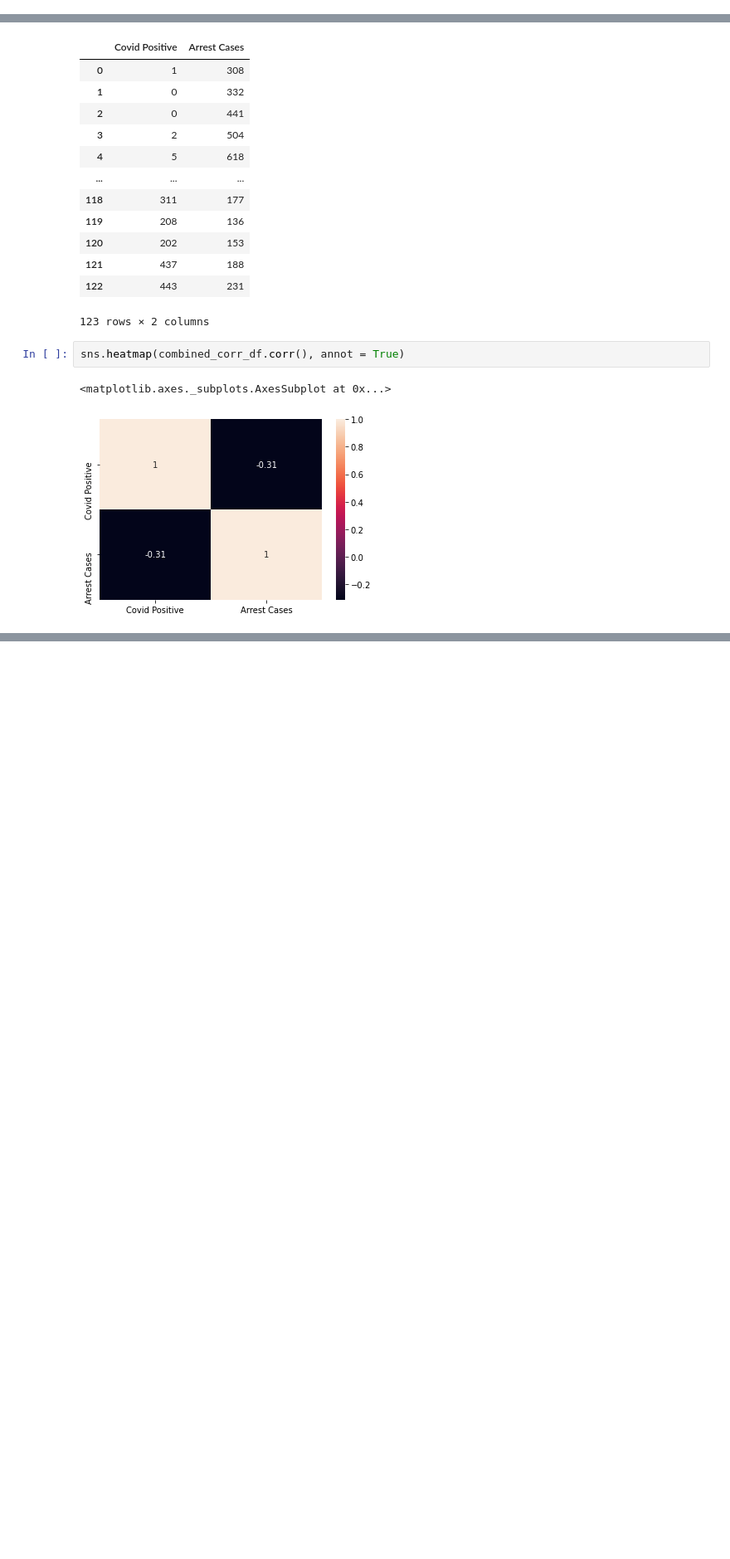
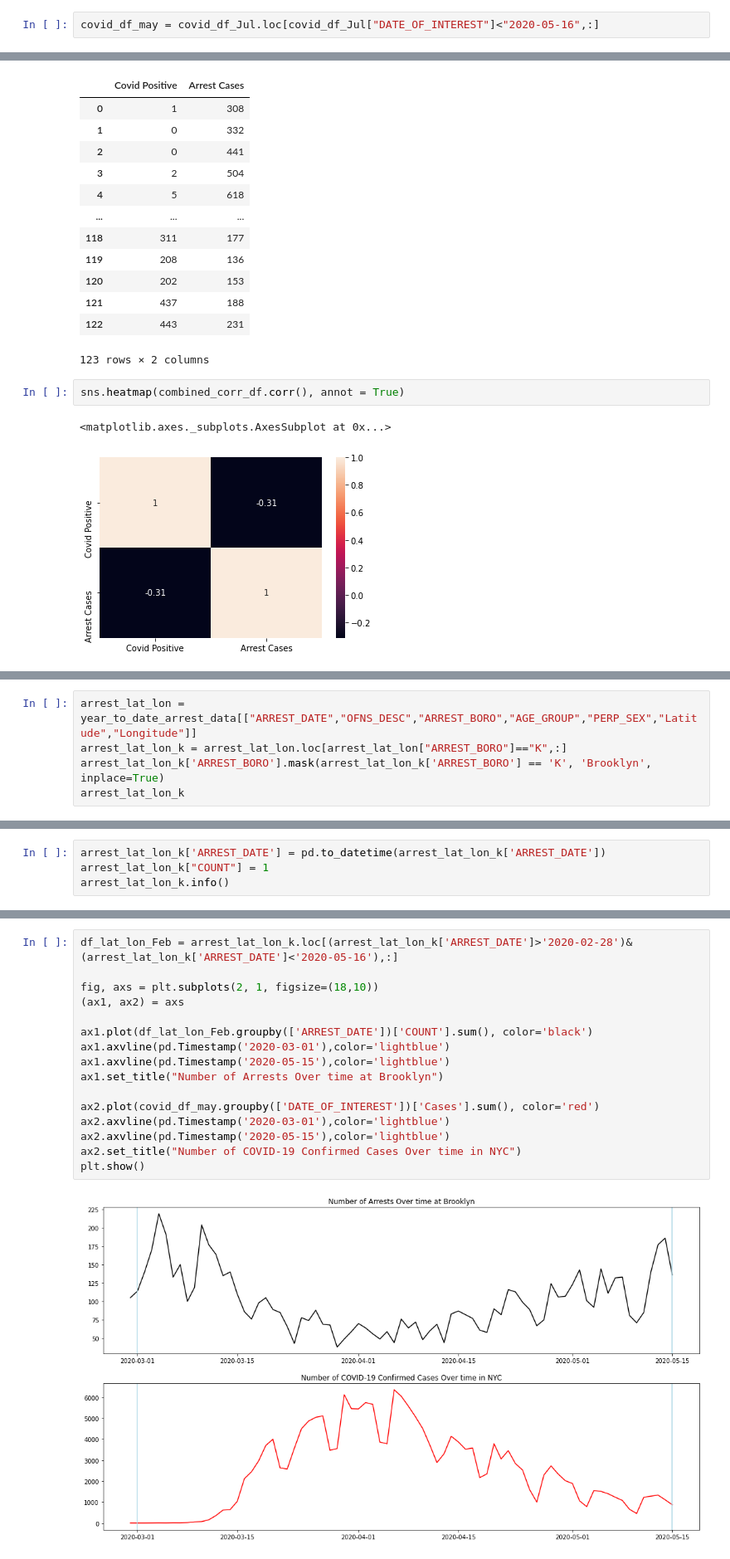
Before and after one commit to cesar3963/Covid-Vs-NYPD-Crime-, a Jupyter notebook: main.ipynb, the cells around one changed output, grey strips where cells are left out. Shown at 83% size. Cells and saved outputs as stored; diff of their text form; blank space fills up the shorter version.

```diff
--- a/main.ipynb
+++ b/main.ipynb
@@ -251,3 +286,5 @@ covid_df_Jul
+# %%
+covid_df_may = covid_df_Jul.loc[covid_df_Jul["DATE_OF_INTEREST"]<"2020-05-16",:]
 # %%
 combined_df = pd.merge(covid_df_Jul, arrest_df_Jul, how='inner', left_on='DATE_OF_INTEREST', right_on='ARREST_DATE')
 combined_df=combined_df[["DATE_OF_INTEREST","Cases","COUNT"]]
@@ -291,0 +331,5 @@ sns.heatmap(combined_corr_df.corr(), annot = True)
+# %%
+arrest_lat_lon = year_to_date_arrest_data[["ARREST_DATE","OFNS_DESC","ARREST_BORO","AGE_GROUP","PERP_SEX","Latitude","Longitude"]]
+arrest_lat_lon_k = arrest_lat_lon.loc[arrest_lat_lon["ARREST_BORO"]=="K",:]
+arrest_lat_lon_k['ARREST_BORO'].mask(arrest_lat_lon_k['ARREST_BORO'] == 'K', 'Brooklyn', inplace=True)
+arrest_lat_lon_k
@@ -291,0 +350,4 @@ sns.heatmap(combined_corr_df.corr(), annot = True)
+# %%
+arrest_lat_lon_k['ARREST_DATE'] = pd.to_datetime(arrest_lat_lon_k['ARREST_DATE'])
+arrest_lat_lon_k["COUNT"] = 1
+arrest_lat_lon_k.info()
@@ -291,0 +370,18 @@ sns.heatmap(combined_corr_df.corr(), annot = True)
+# %%
+df_lat_lon_Feb = arrest_lat_lon_k.loc[(arrest_lat_lon_k['ARREST_DATE']>'2020-02-28')&(arrest_lat_lon_k['ARREST_DATE']<'2020-05-16'),:]
+
+fig, axs = plt.subplots(2, 1, figsize=(18,10))
+(ax1, ax2) = axs
+
+ax1.plot(df_lat_lon_Feb.groupby(['ARREST_DATE'])['COUNT'].sum(), color='black')
+ax1.axvline(pd.Timestamp('2020-03-01'),color='lightblue')
+ax1.axvline(pd.Timestamp('2020-05-15'),color='lightblue')
+ax1.set_title("Number of Arrests Over time at Brooklyn")
+
+ax2.plot(covid_df_may.groupby(['DATE_OF_INTEREST'])['Cases'].sum(), color='red')
+ax2.axvline(pd.Timestamp('2020-03-01'),color='lightblue')
+ax2.axvline(pd.Timestamp('2020-05-15'),color='lightblue')
+ax2.set_title("Number of COVID-19 Confirmed Cases Over time in NYC")
+plt.show()
+# %% [output]
+[figure, added]
```
Also changed, not shown: parts of 17 cells of this notebook, 1 other file.
